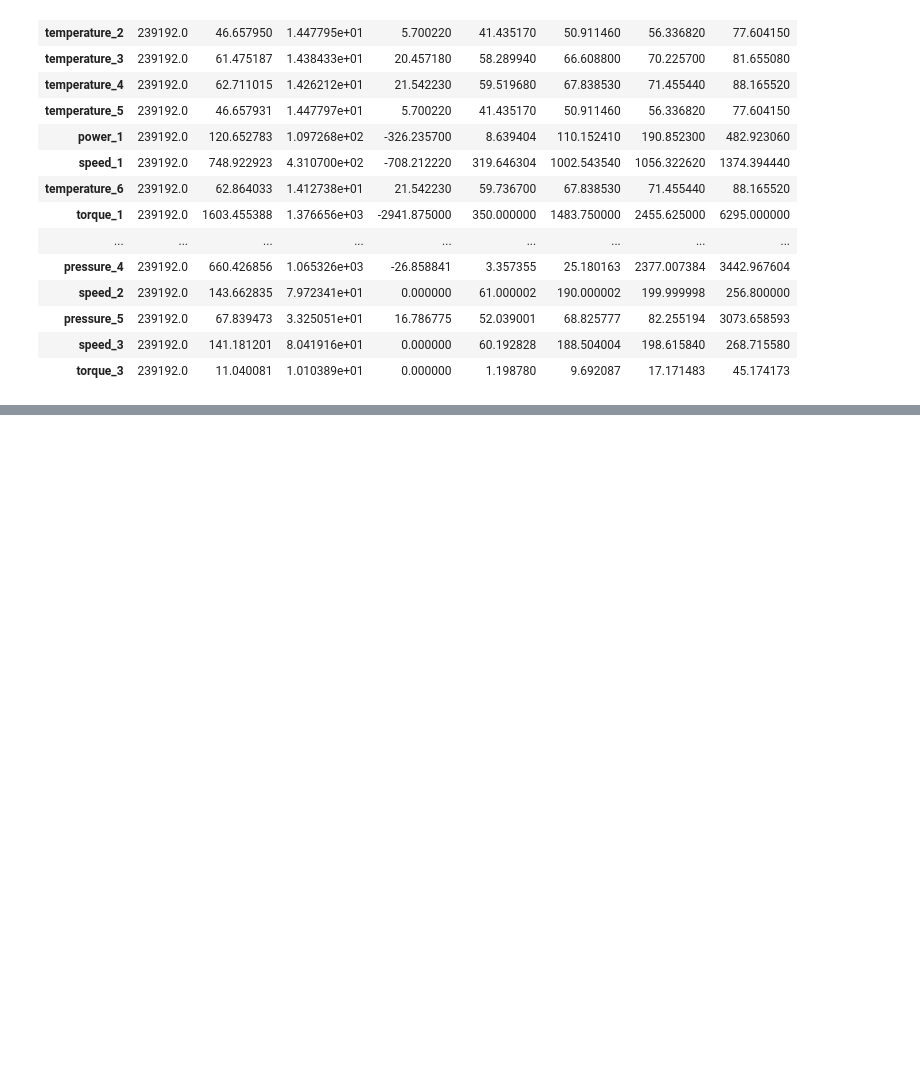
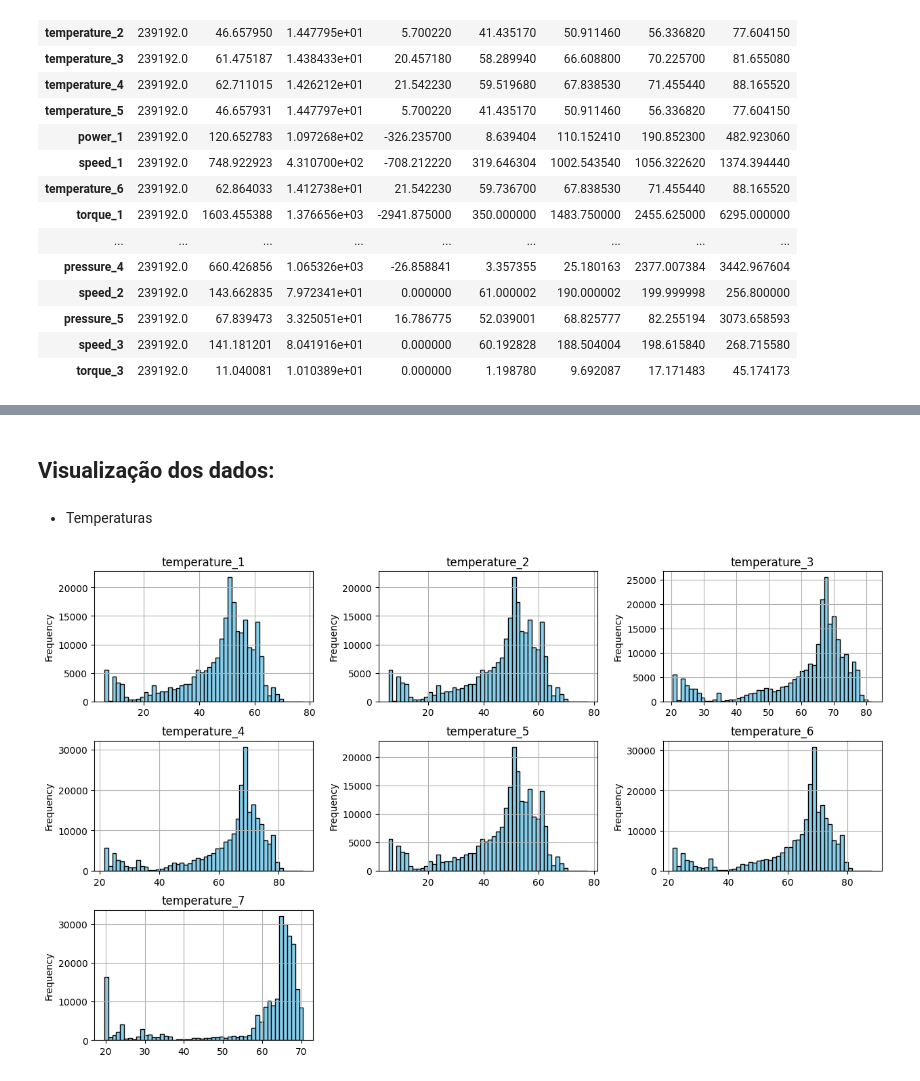
Before and after one commit to CesarSotnas/Analise_Tecnica_RIO_Analytics, a Jupyter notebook: analise_exploratoria.ipynb, the cells around one changed output, grey strips where cells are left out. Drawn from its saved outputs; the diff is of its cells as text; code cells hidden in the pictures; blank space fills up the shorter version.

```diff
--- a/analise_exploratoria.ipynb
+++ b/analise_exploratoria.ipynb
@@ -58,5 +59,7 @@ df.select_dtypes('number').describe().transpose()
 # %%
-df_temperaturas = df[['temperature_1', 'temperature_2', 'temperature_3', 'temperature_4', 'temperature_5', 'temperature_6', 'temperature_7']]
-df_pressure = df[['pressure_1', 'pressure_2', 'pressure_3', 'pressure_4', 'pressure_5']]
-df_speed = df[['speed_1', 'speed_2', 'speed_3']]
-df_torque = df[['torque_1', 'torque_2', 'torque_3']]
+# Filtragem por categoria
+
+df_temperaturas = df[['date', 'temperature_1', 'temperature_2', 'temperature_3', 'temperature_4', 'temperature_5', 'temperature_6', 'temperature_7']]
+df_pressure = df[['date', 'pressure_1', 'pressure_2', 'pressure_3', 'pressure_4', 'pressure_5']]
+df_speed = df[['date', 'speed_1', 'speed_2', 'speed_3']]
+df_torque = df[['date', 'torque_1', 'torque_2', 'torque_3']]
@@ -88,0 +98,13 @@ array([[<AxesSubplot:title={'center':'torque_1'}>,
+# %% [markdown]
+## Visualização dos dados:
+# %% [markdown]
+* Temperaturas
+# %%
+axes = df_temperaturas.hist(figsize = (15, 9), bins = 50, color = 'skyblue', edgecolor = 'black')
+
+for ax in axes.flatten():
+    ax.set_ylabel('Frequency')
+
+plt.show()
+# %% [output]
+[figure, added]
```
Also changed, not shown: parts of 18 cells of this notebook, 1 other file.
